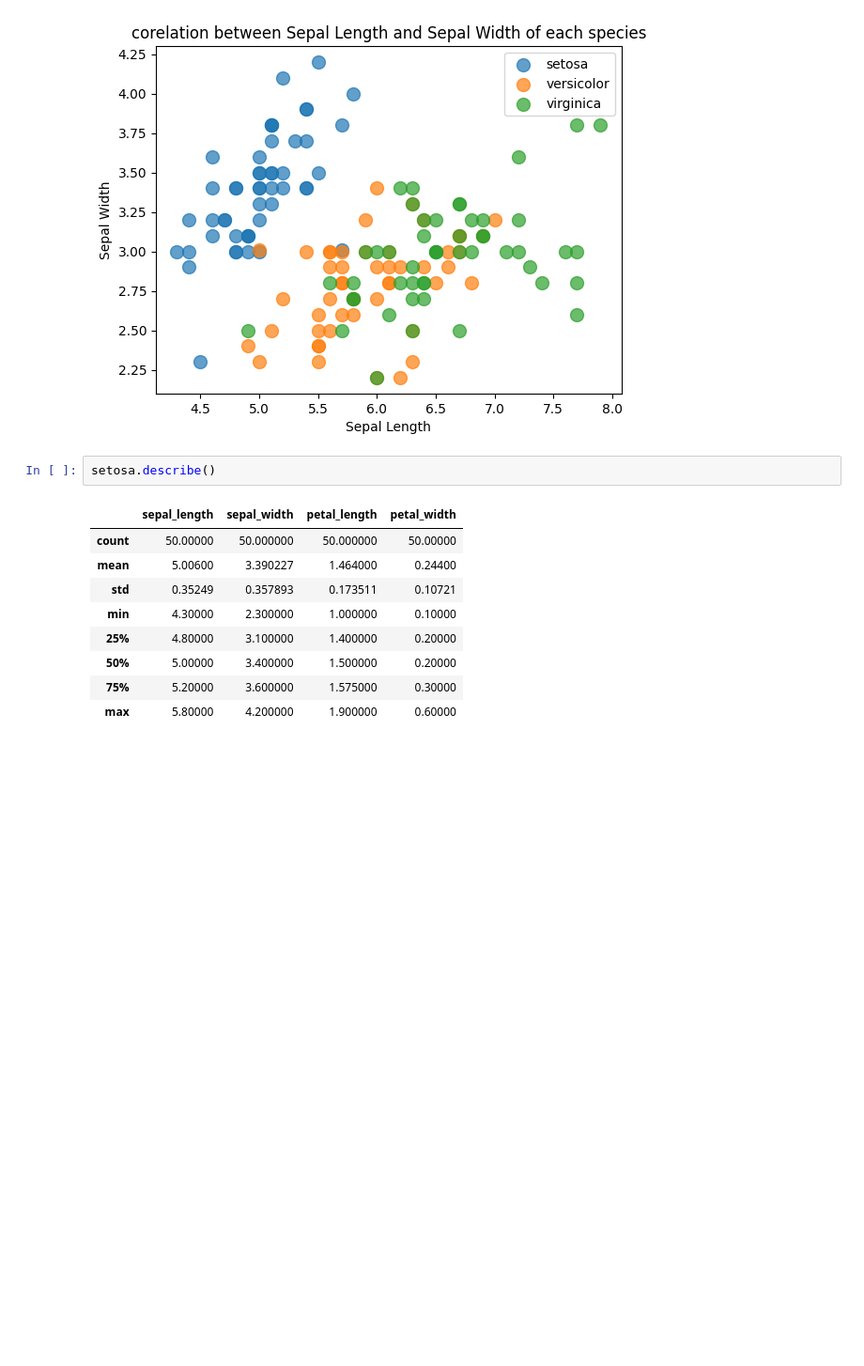
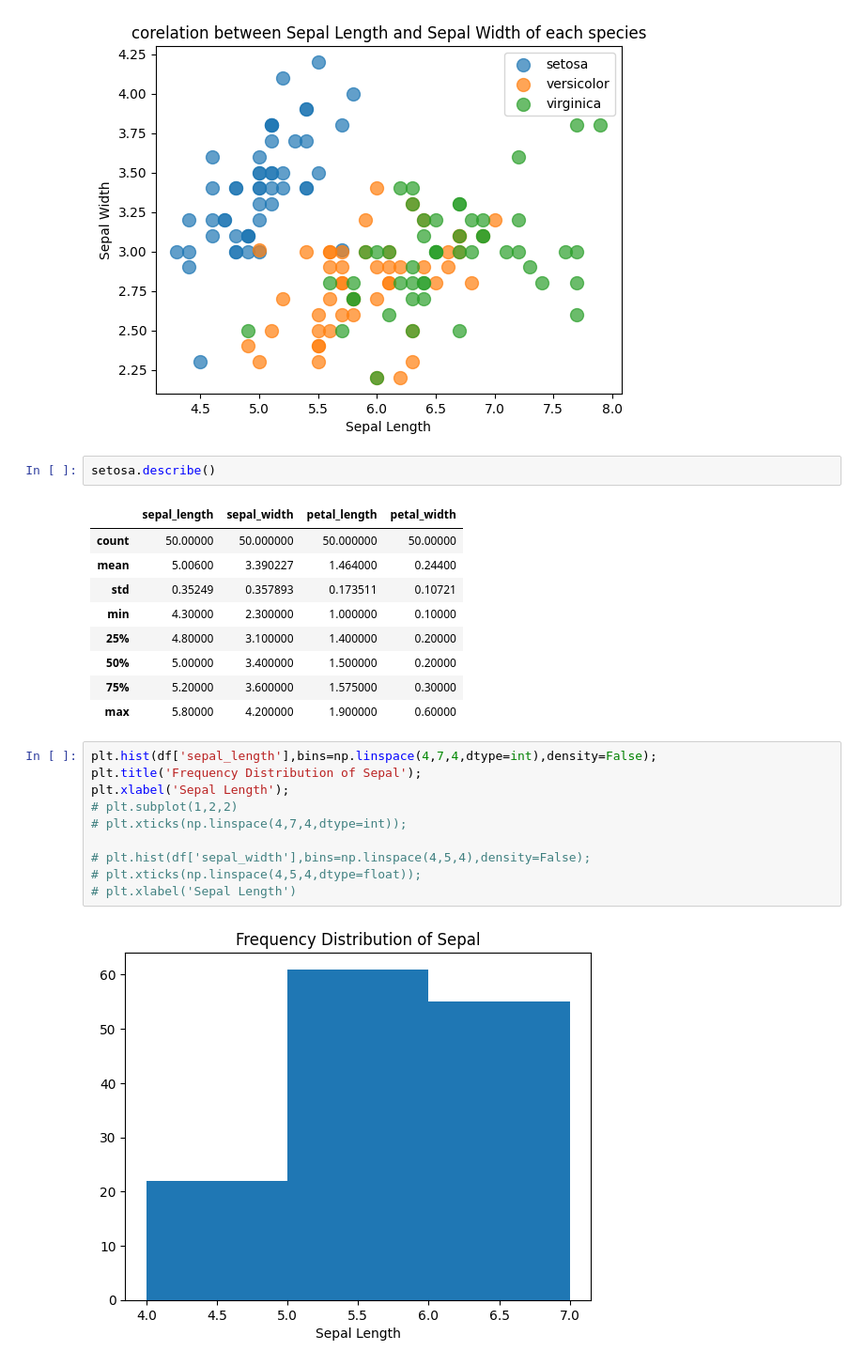
Before and after one commit to ArvindUpreti/Iris-dataset-Analysis, a Jupyter notebook: Iris Data Project.ipynb, the cells around one changed output. Shown: that part at 94% size. Saved outputs shown, nothing was run; the diff lists cells and outputs as text; blank space fills up the shorter version.

```diff
--- a/Iris Data Project.ipynb
+++ b/Iris Data Project.ipynb
@@ -298,4 +275,16 @@ setosa.describe()
 | 50% | 5.00000 | 3.400000 | 1.500000 | 0.20000 |
 | 75% | 5.20000 | 3.600000 | 1.575000 | 0.30000 |
 | max | 5.80000 | 4.200000 | 1.900000 | 0.60000 |
+# %%
+plt.hist(df['sepal_length'],bins=np.linspace(4,7,4,dtype=int),density=False);
+plt.title('Frequency Distribution of Sepal');
+plt.xlabel('Sepal Length');
+# plt.subplot(1,2,2)
+# plt.xticks(np.linspace(4,7,4,dtype=int));
+
+# plt.hist(df['sepal_width'],bins=np.linspace(4,5,4),density=False);
+# plt.xticks(np.linspace(4,5,4,dtype=float));
+# plt.xlabel('Sepal Length')
+# %% [output]
+[figure, added]
 # %%
```
Also changed, not shown: parts of 13 cells of this notebook.
